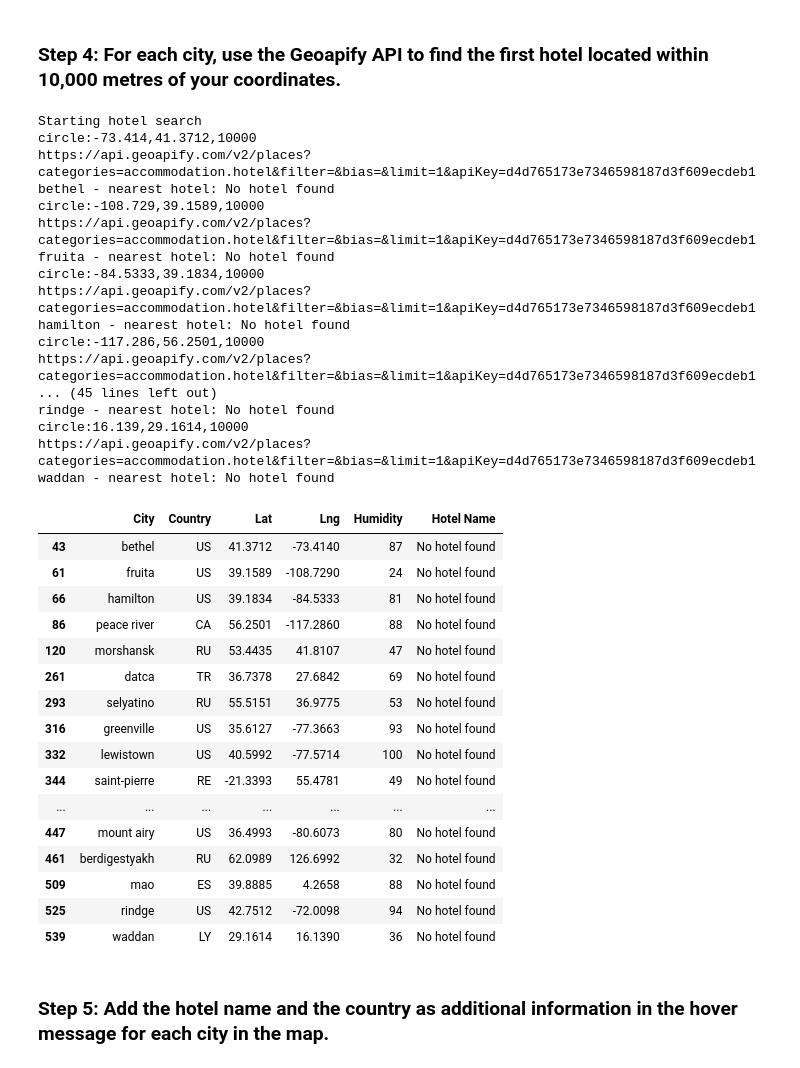
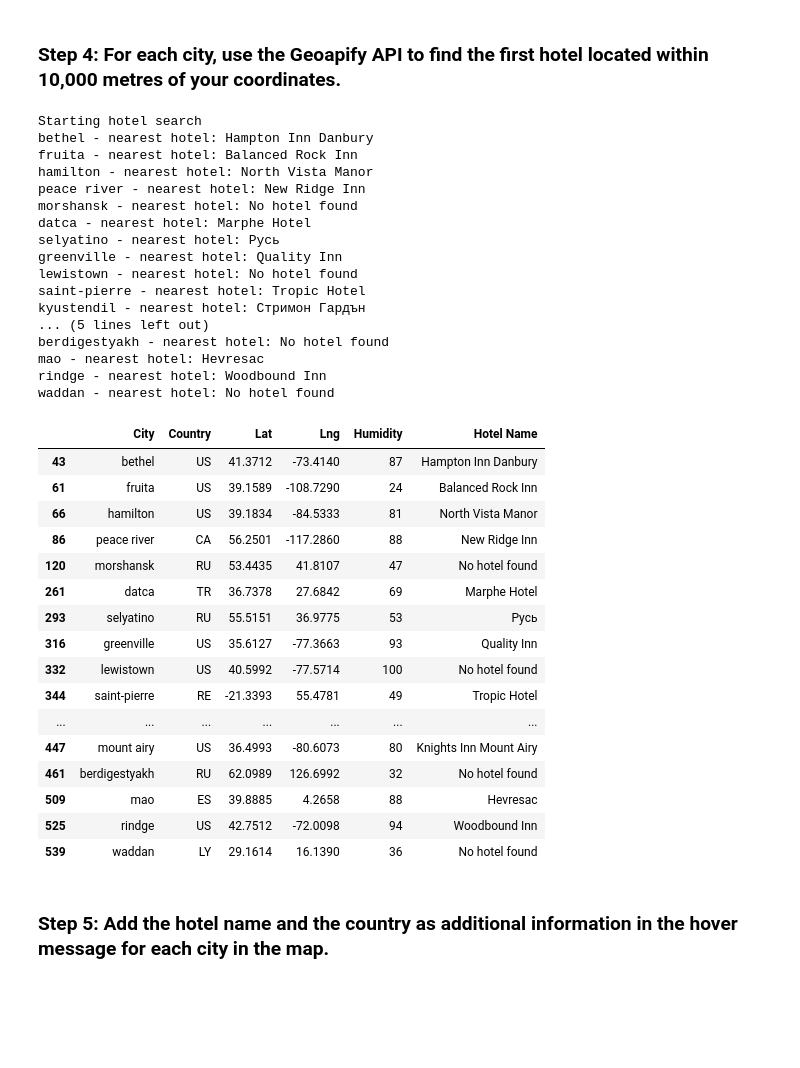
Before and after one commit to EdGonz44/python-api-challenge, a Jupyter notebook: WeatherPy/VacationPy.ipynb, the cells around one changed output. Drawn from its saved outputs; the diff is of its cells as text; code cells hidden in the pictures; blank space fills up the shorter version.

```diff
--- a/WeatherPy/VacationPy.ipynb
+++ b/WeatherPy/VacationPy.ipynb
@@ -124,8 +123,9 @@ radius = 10000
 limit = 1
 params = {"categories":categories,
           "limit" : limit,
+          "apiKey" : geoapify_key
 }
-
+# categories, filter, bias, limit, apikey
 # Print a message to follow up the hotel search
 print("Starting hotel search")
 
@@ -133,68 +133,70 @@ print("Starting hotel search")
 for index, row in hotel_df.iterrows():
     # get latitude, longitude from the DataFrame
     city_latitude = row["Lat"]
     city_longitude = row["Lng"]
 
     # Add the current city's latitude and longitude to the params dictionary
     params["filter"] = f"circle:{city_longitude},{city_latitude},{radius}"
-    params["bias"] = f"bias:{city_longitude},{city_latitude}"
-    print(params["filter"])
+    params["bias"] = f"proximity:{city_longitude},{city_latitude}"
+
+
     # Set base URL
     base_url = "https://api.geoapify.com/v2/places"
 
     # Make and API request using the params dictionary
-    name_address = f"{base_url}?categories={categories}&filter={filter}&bias={bias}&limit={limit}&apiKey={geoapify_key}"
-    print(name_address)
-    name_address = requests.get(name_address)
+    # name_address = f"{base_url}?categories={categories}&filter={filter}&bias={bias}&limit={limit}&apiKey={geoapify_key}"
+
+    name_address = requests.get(base_url, params=params)
     # Convert the API response to JSON format
+
     name_address = name_address.json()
 
     # Grab the first hotel from the results and store the name in the hotel_df DataFrame
     try:
         hotel_df.loc[index, "Hotel Name"] = name_address["features"][0]["properties"]["name"]
     except (KeyError, IndexError):
         # If no hotel is found, set the hotel name as "No hotel found".
         hotel_df.loc[index, "Hotel Name"] = "No hotel found"
 
     # Log the search results
     print(f"{hotel_df.loc[index, 'City']} - nearest hotel: {hotel_df.loc[index, 'Hotel Name']}")
 
 # Display sample data
 hotel_df
 # %% [output]
 Starting hotel search
-circle:-73.414,41.3712,10000
-https://api.geoapify.com/v2/places?categories=accommodation.hotel&filter=&bias=&limit=1&apiKey=d4d765173e7346598187d3f609ecdeb1
-bethel - nearest hotel: No hotel found
-circle:-108.729,39.1589,10000
-https://api.geoapify.com/v2/places?categories=accommodation.hotel&filter=&bias=&limit=1&apiKey=d4d765173e7346598187d3f609ecdeb1
-fruita - nearest hotel: No hotel found
-circle:-84.5333,39.1834,10000
-https://api.geoapify.com/v2/places?categories=accommodation.hotel&filter=&bias=&limit=1&apiKey=d4d765173e7346598187d3f609ecdeb1
-hamilton - nearest hotel: No hotel found
-circle:-117.286,56.2501,10000
-https://api.geoapify.com/v2/places?categories=accommodation.hotel&filter=&bias=&limit=1&apiKey=d4d765173e7346598187d3f609ecdeb1
-... (45 lines left out)
-rindge - nearest hotel: No hotel found
-circle:16.139,29.1614,10000
-https://api.geoapify.com/v2/places?categories=accommodation.hotel&filter=&bias=&limit=1&apiKey=d4d765173e7346598187d3f609ecdeb1
+bethel - nearest hotel: Hampton Inn Danbury
+fruita - nearest hotel: Balanced Rock Inn
+hamilton - nearest hotel: North Vista Manor
+peace river - nearest hotel: New Ridge Inn
+morshansk - nearest hotel: No hotel found
+datca - nearest hotel: Marphe Hotel
+selyatino - nearest hotel: Русь
+greenville - nearest hotel: Quality Inn
+lewistown - nearest hotel: No hotel found
+saint-pierre - nearest hotel: Tropic Hotel
+kyustendil - nearest hotel: Стримон Гардън
+... (5 lines left out)
+berdigestyakh - nearest hotel: No hotel found
+mao - nearest hotel: Hevresac
+rindge - nearest hotel: Woodbound Inn
 waddan - nearest hotel: No hotel found
 |  | City | Country | Lat | Lng | Humidity | Hotel Name |
-| 43 | bethel | US | 41.3712 | -73.4140 | 87 | No hotel found |
-| 61 | fruita | US | 39.1589 | -108.7290 | 24 | No hotel found |
-| 66 | hamilton | US | 39.1834 | -84.5333 | 81 | No hotel found |
-| 86 | peace river | CA | 56.2501 | -117.2860 | 88 | No hotel found |
+| 43 | bethel | US | 41.3712 | -73.4140 | 87 | Hampton Inn Danbury |
+| 61 | fruita | US | 39.1589 | -108.7290 | 24 | Balanced Rock Inn |
+| 66 | hamilton | US | 39.1834 | -84.5333 | 81 | North Vista Manor |
+| 86 | peace river | CA | 56.2501 | -117.2860 | 88 | New Ridge Inn |
 | 120 | morshansk | RU | 53.4435 | 41.8107 | 47 | No hotel found |
-| 261 | datca | TR | 36.7378 | 27.6842 | 69 | No hotel found |
-| 293 | selyatino | RU | 55.5151 | 36.9775 | 53 | No hotel found |
-| 316 | greenville | US | 35.6127 | -77.3663 | 93 | No hotel found |
+| 261 | datca | TR | 36.7378 | 27.6842 | 69 | Marphe Hotel |
+| 293 | selyatino | RU | 55.5151 | 36.9775 | 53 | Русь |
+| 316 | greenville | US | 35.6127 | -77.3663 | 93 | Quality Inn |
 | 332 | lewistown | US | 40.5992 | -77.5714 | 100 | No hotel found |
-| 344 | saint-pierre | RE | -21.3393 | 55.4781 | 49 | No hotel found |
+| 344 | saint-pierre | RE | -21.3393 | 55.4781 | 49 | Tropic Hotel |
 | ... | ... | ... | ... | ... | ... | ... |
-| 447 | mount airy | US | 36.4993 | -80.6073 | 80 | No hotel found |
+| 447 | mount airy | US | 36.4993 | -80.6073 | 80 | Knights Inn Mount Airy |
 | 461 | berdigestyakh | RU | 62.0989 | 126.6992 | 32 | No hotel found |
-| 509 | mao | ES | 39.8885 | 4.2658 | 88 | No hotel found |
-| 525 | rindge | US | 42.7512 | -72.0098 | 94 | No hotel found |
+| 509 | mao | ES | 39.8885 | 4.2658 | 88 | Hevresac |
+| 525 | rindge | US | 42.7512 | -72.0098 | 94 | Woodbound Inn |
 | 539 | waddan | LY | 29.1614 | 16.1390 | 36 | No hotel found |
 # %% [markdown]
 ### Step 5: Add the hotel name and the country as additional information in the hover message for each city in the map.
```
Also changed, not shown: parts of 4 cells of this notebook.
